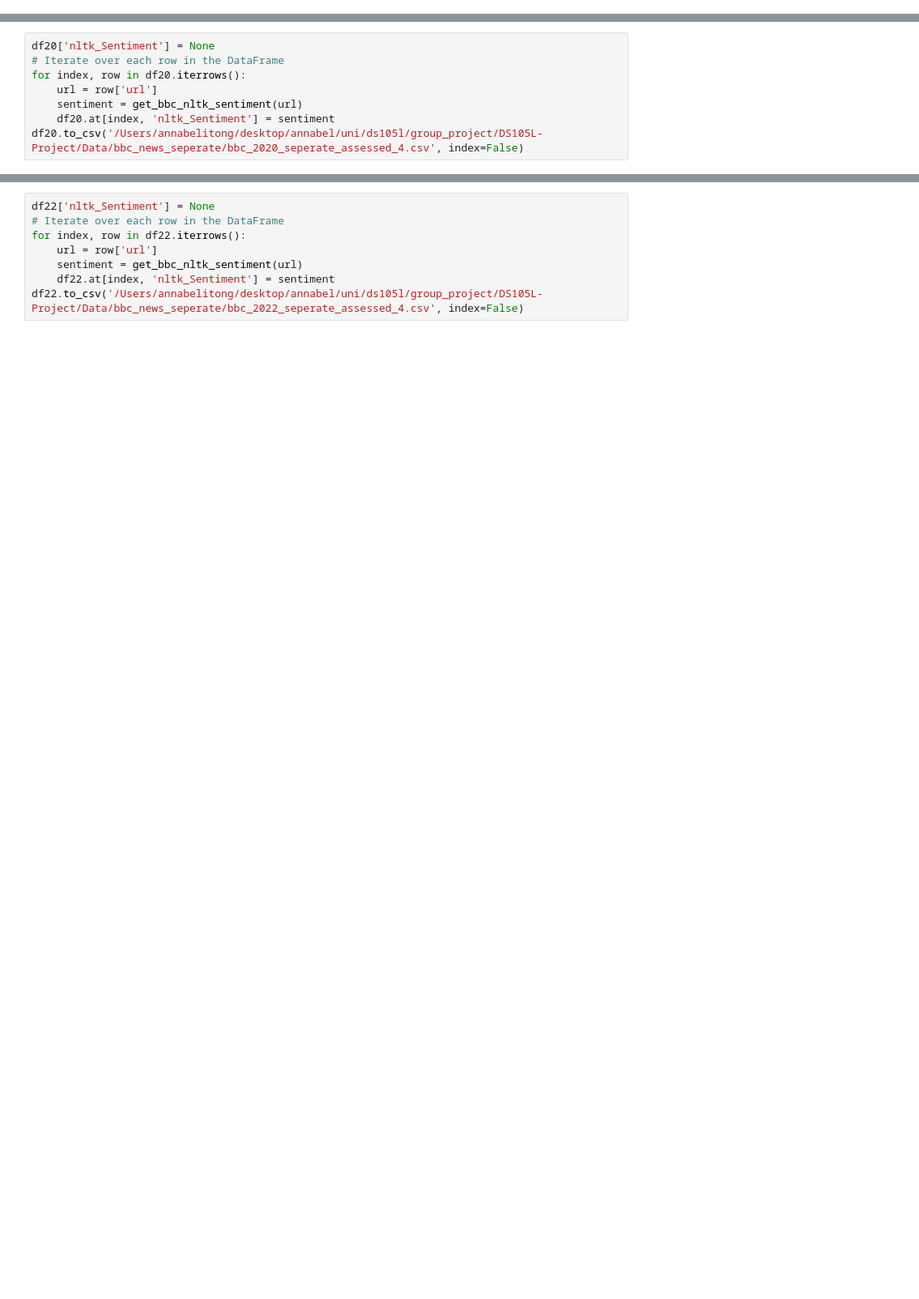
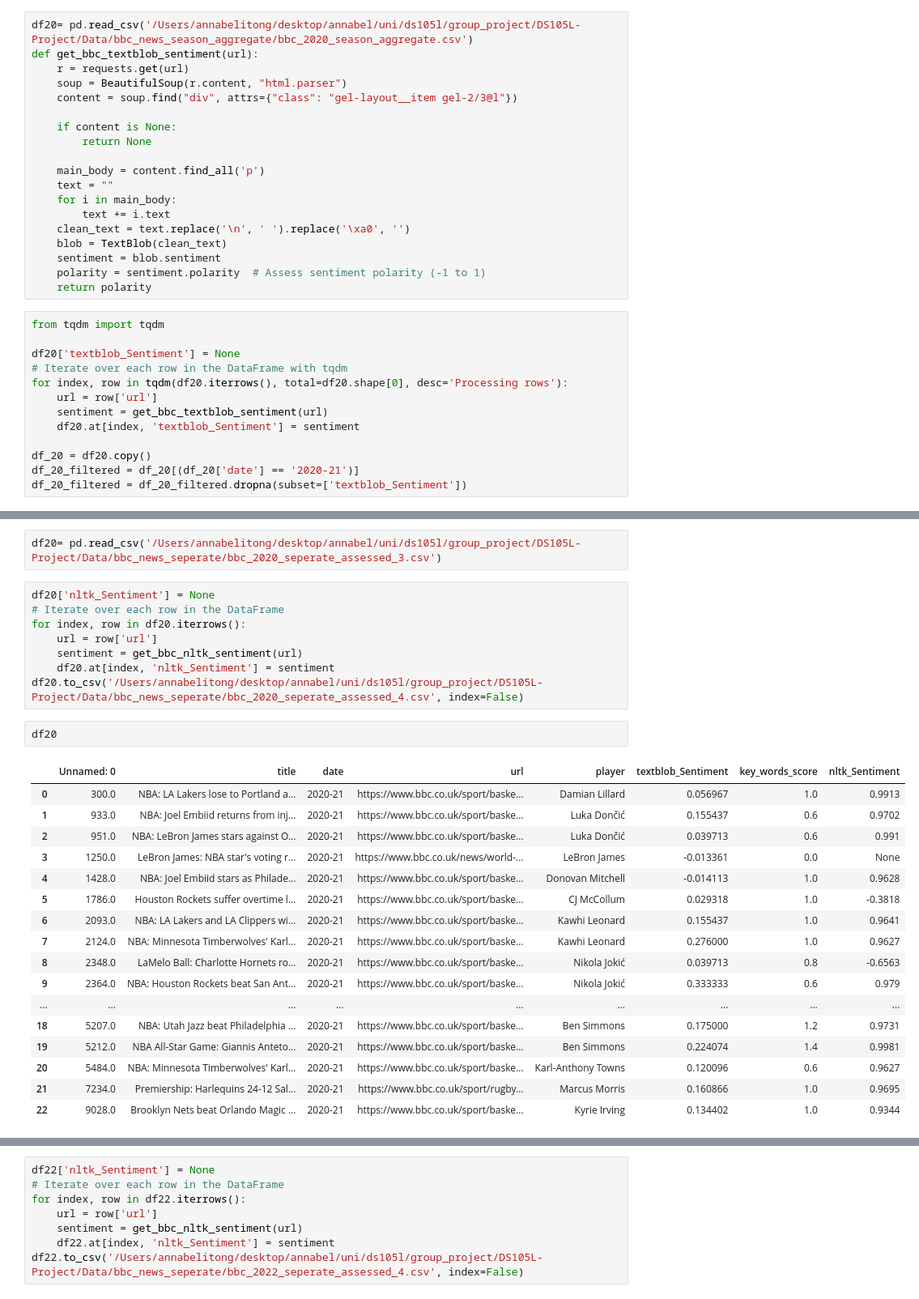
Before and after one commit to tz1211/DS105L-Project-404-Not-Found, a Jupyter notebook: Code/news_sentiment_relevance/snetiment_bbc_news.ipynb, the cells around one changed output, grey strips where cells are left out. Shown at 81% size. Saved outputs shown, nothing was run; the diff lists cells and outputs as text; blank space fills up the shorter version.

```diff
--- a/Code/news_sentiment_relevance/snetiment_bbc_news.ipynb
+++ b/Code/news_sentiment_relevance/snetiment_bbc_news.ipynb
@@ -356,3 +356,35 @@ for index, row in df_19.iterrows():
 df_20_filtered = df_20.dropna(subset=['textblob_Sentiment'])
 
 df_20_filtered.to_csv('/Users/annabelitong/desktop/annabel/uni/ds105l/group_project/DS105L-Project/Data/bbc_news_seperate/bbc_2020_seperate_assessed_2.csv', index=False)
+# %%
+df20= pd.read_csv('/Users/annabelitong/desktop/annabel/uni/ds105l/group_project/DS105L-Project/Data/bbc_news_season_aggregate/bbc_2020_season_aggregate.csv')
+def get_bbc_textblob_sentiment(url):
+    r = requests.get(url)
+    soup = BeautifulSoup(r.content, "html.parser")
+    content = soup.find("div", attrs={"class": "gel-layout__item gel-2/3@l"})
+
+    if content is None:
+        return None
+
+    main_body = content.find_all('p')
+    text = ""
+    for i in main_body:
+        text += i.text
+    clean_text = text.replace('\n', ' ').replace('\xa0', '')
+    blob = TextBlob(clean_text)
+    sentiment = blob.sentiment
+    polarity = sentiment.polarity  # Assess sentiment polarity (-1 to 1)
+    return polarity
+# %%
+from tqdm import tqdm
+
+df20['textblob_Sentiment'] = None
+# Iterate over each row in the DataFrame with tqdm
+for index, row in tqdm(df20.iterrows(), total=df20.shape[0], desc='Processing rows'):
+    url = row['url']
+    sentiment = get_bbc_textblob_sentiment(url)
+    df20.at[index, 'textblob_Sentiment'] = sentiment
+
+df_20 = df20.copy()
+df_20_filtered = df_20[(df_20['date'] == '2020-21')]
+df_20_filtered = df_20_filtered.dropna(subset=['textblob_Sentiment'])
@@ -540,3 +649,5 @@ df21.to_csv('/Users/annabelitong/desktop/annabel/uni/ds105l/group_project/DS105L
+# %%
+df20= pd.read_csv('/Users/annabelitong/desktop/annabel/uni/ds105l/group_project/DS105L-Project/Data/bbc_news_seperate/bbc_2020_seperate_assessed_3.csv')
 # %%
 df20['nltk_Sentiment'] = None
 # Iterate over each row in the DataFrame
@@ -545,3 +656,23 @@ for index, row in df20.iterrows():
     sentiment = get_bbc_nltk_sentiment(url)
     df20.at[index, 'nltk_Sentiment'] = sentiment
 df20.to_csv('/Users/annabelitong/desktop/annabel/uni/ds105l/group_project/DS105L-Project/Data/bbc_news_seperate/bbc_2020_seperate_assessed_4.csv', index=False)
+# %%
+df20
+# %% [output]
+|  | Unnamed: 0 | title | date | url | player | textblob_Sentiment | key_words_score | nltk_Sentiment |
+| 0 | 300.0 | NBA: LA Lakers lose to Portland a... | 2020-21 | https://www.bbc.co.uk/sport/baske... | Damian Lillard | 0.056967 | 1.0 | 0.9913 |
+| 1 | 933.0 | NBA: Joel Embiid returns from inj... | 2020-21 | https://www.bbc.co.uk/sport/baske... | Luka Dončić | 0.155437 | 0.6 | 0.9702 |
+| 2 | 951.0 | NBA: LeBron James stars against O... | 2020-21 | https://www.bbc.co.uk/sport/baske... | Luka Dončić | 0.039713 | 0.6 | 0.991 |
+| 3 | 1250.0 | LeBron James: NBA star's voting r... | 2020-21 | https://www.bbc.co.uk/news/world-... | LeBron James | -0.013361 | 0.0 | None |
+| 4 | 1428.0 | NBA: Joel Embiid stars as Philade... | 2020-21 | https://www.bbc.co.uk/sport/baske... | Donovan Mitchell | -0.014113 | 1.0 | 0.9628 |
+| 5 | 1786.0 | Houston Rockets suffer overtime l... | 2020-21 | https://www.bbc.co.uk/sport/baske... | CJ McCollum | 0.029318 | 1.0 | -0.3818 |
+| 6 | 2093.0 | NBA: LA Lakers and LA Clippers wi... | 2020-21 | https://www.bbc.co.uk/sport/baske... | Kawhi Leonard | 0.155437 | 1.0 | 0.9641 |
+| 7 | 2124.0 | NBA: Minnesota Timberwolves' Karl... | 2020-21 | https://www.bbc.co.uk/sport/baske... | Kawhi Leonard | 0.276000 | 1.0 | 0.9627 |
+| 8 | 2348.0 | LaMelo Ball: Charlotte Hornets ro... | 2020-21 | https://www.bbc.co.uk/sport/baske... | Nikola Jokić | 0.039713 | 0.8 | -0.6563 |
+| 9 | 2364.0 | NBA: Houston Rockets beat San Ant... | 2020-21 | https://www.bbc.co.uk/sport/baske... | Nikola Jokić | 0.333333 | 0.6 | 0.979 |
+| ... | ... | ... | ... | ... | ... | ... | ... | ... |
+| 18 | 5207.0 | NBA: Utah Jazz beat Philadelphia ... | 2020-21 | https://www.bbc.co.uk/sport/baske... | Ben Simmons | 0.175000 | 1.2 | 0.9731 |
+| 19 | 5212.0 | NBA All-Star Game: Giannis Anteto... | 2020-21 | https://www.bbc.co.uk/sport/baske... | Ben Simmons | 0.224074 | 1.4 | 0.9981 |
+| 20 | 5484.0 | NBA: Minnesota Timberwolves' Karl... | 2020-21 | https://www.bbc.co.uk/sport/baske... | Karl-Anthony Towns | 0.120096 | 0.6 | 0.9627 |
+| 21 | 7234.0 | Premiership: Harlequins 24-12 Sal... | 2020-21 | https://www.bbc.co.uk/sport/rugby... | Marcus Morris | 0.160866 | 1.0 | 0.9695 |
+| 22 | 9028.0 | Brooklyn Nets beat Orlando Magic ... | 2020-21 | https://www.bbc.co.uk/sport/baske... | Kyrie Irving | 0.134402 | 1.0 | 0.9344 |
```
Also changed, not shown: parts of 16 cells of this notebook, 19 other files.
